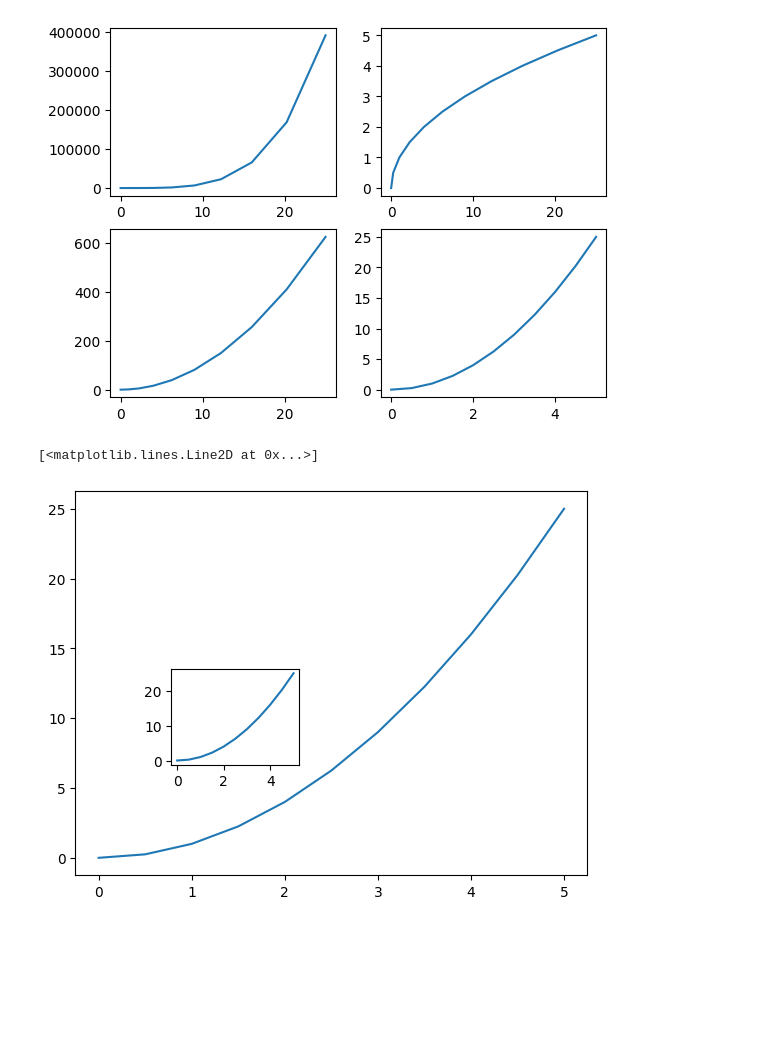
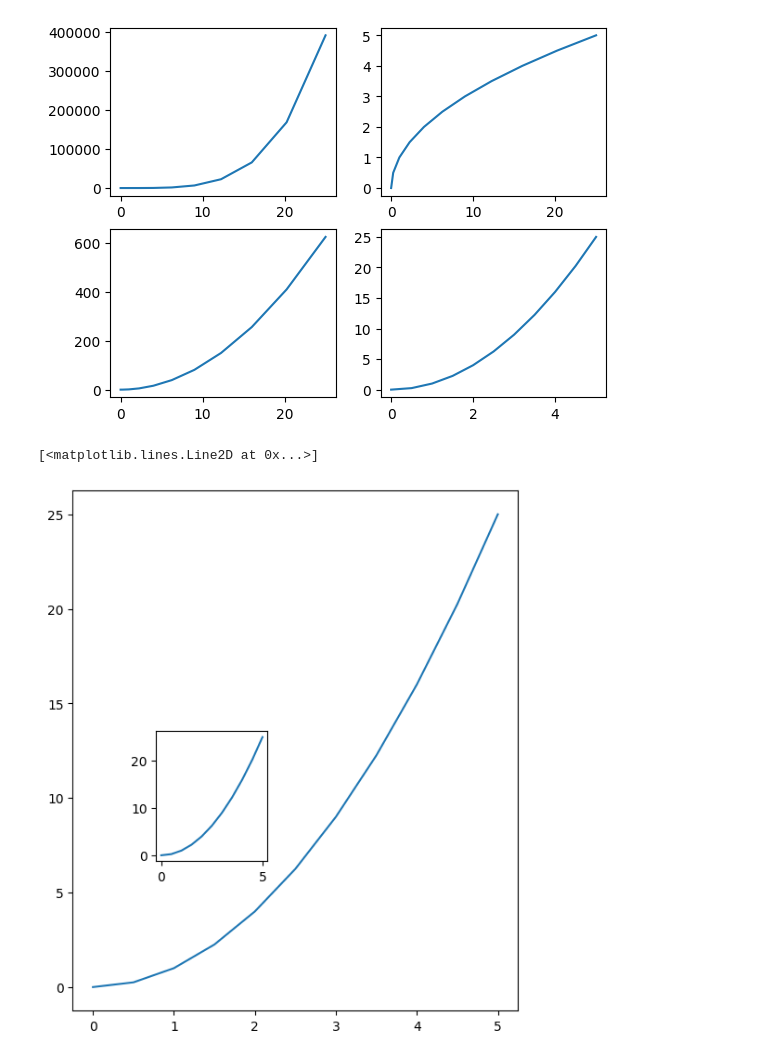
Before and after one commit to Sandeep4118/colab-project, a Jupyter notebook: Data_Visualization.ipynb, the cells around one changed output. Cells and saved outputs as stored; diff of their text form; code cells hidden in the pictures; blank space fills up the shorter version.

Commit message:
Data Visualization using Matplotlib and Seaborn

```diff
--- a/Data_Visualization.ipynb
+++ b/Data_Visualization.ipynb
@@ -41,14 +41,15 @@ plt.plot(y,x)
 # %%
 #  Object Oriented Way
 # %%
-fig = plt.figure()
+fig = plt.figure(figsize=(6,7),dpi=100)
+# figsize is a tuple of the width and height of the figure in inches dpi is the dots-per-inch(pixel per inch).
 # here they will take 4 values left,bottom,width,height and the value is always beetween 0 and 1
 axis1 = fig.add_axes([0.1,0.1,0.8,0.8])
 axis1.plot(x,y)
 axis2 = fig.add_axes([0.25,0.33,0.2,0.2])
 axis2.plot(x,y)
 
 # Here axis1 will be overlap with axis2
 # %% [output]
 [<matplotlib.lines.Line2D at 0x...>]
-[figure, old version]
+[figure, new version]
```
Also changed, not shown: parts of 10 cells of this notebook.
